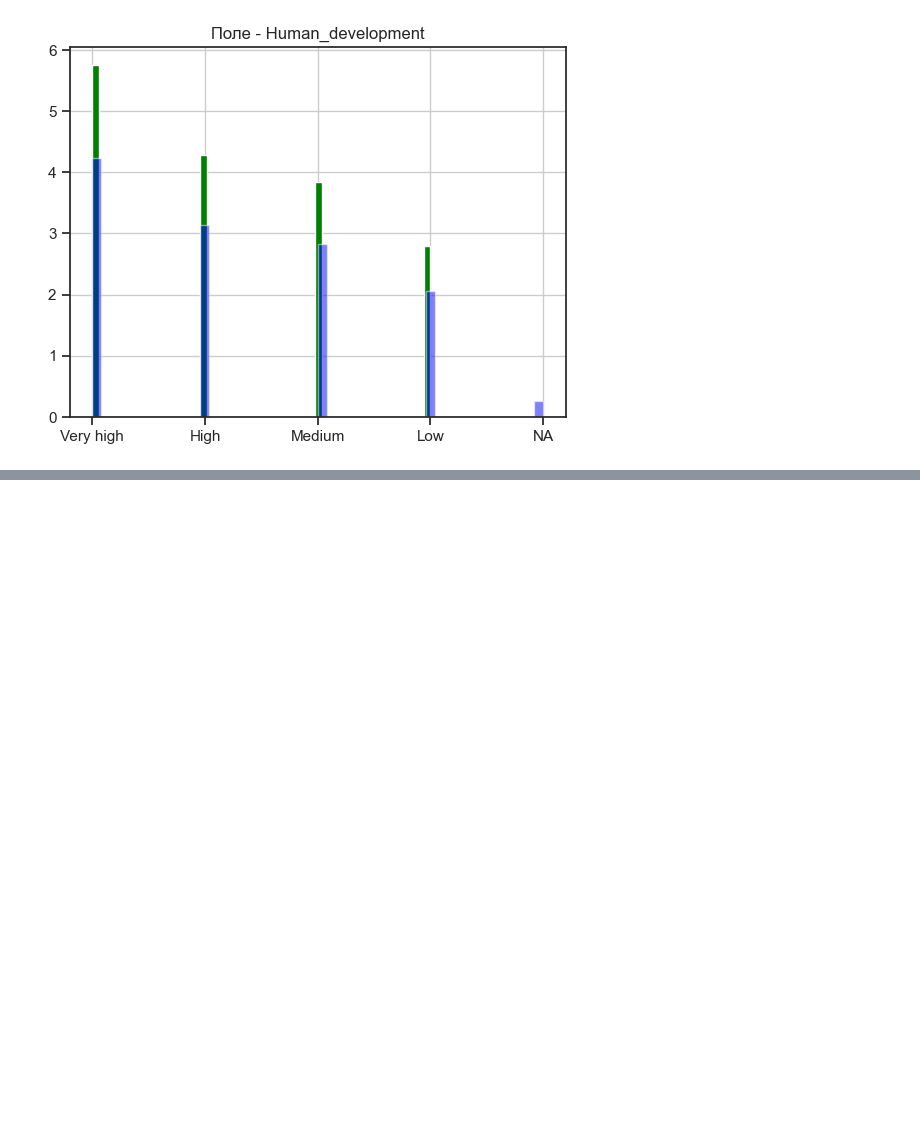
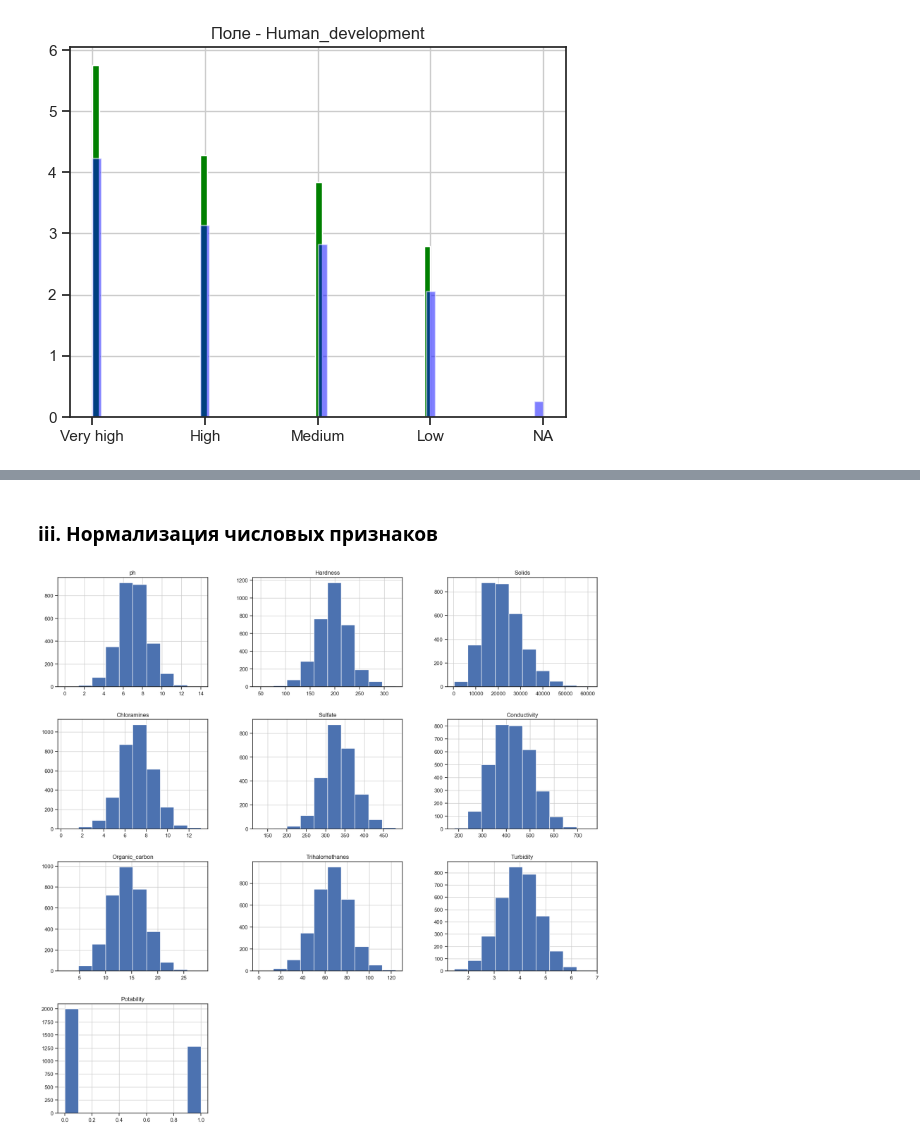
Before and after one commit to EvseyKI/iu5_ml_course, a Jupyter notebook: lab2_feature processing_part1/2_lab_Kirichkov_IU5-22M.ipynb, the cells around one changed output, grey strips where cells are left out. Drawn from its saved outputs; the diff is of its cells as text; code cells hidden in the pictures; blank space fills up the shorter version.

```diff
--- a/lab2_feature processing_part1/2_lab_Kirichkov_IU5-22M.ipynb
+++ b/lab2_feature processing_part1/2_lab_Kirichkov_IU5-22M.ipynb
@@ -197,0 +309,4 @@ plot_hist_diff(data, data_cat_na, 'Human_development')
+# %% [markdown]
+### iii. Нормализация числовых признаков
+# %%
+data_3 = pd.read_csv('data/water_potability.csv')
@@ -197,0 +323,5 @@ plot_hist_diff(data, data_cat_na, 'Human_development')
+# %%
+data_3.hist(figsize=(20,20))
+plt.show()
+# %% [output]
+[figure, added]
```
Also changed, not shown: parts of 31 cells of this notebook, 1 other file.
